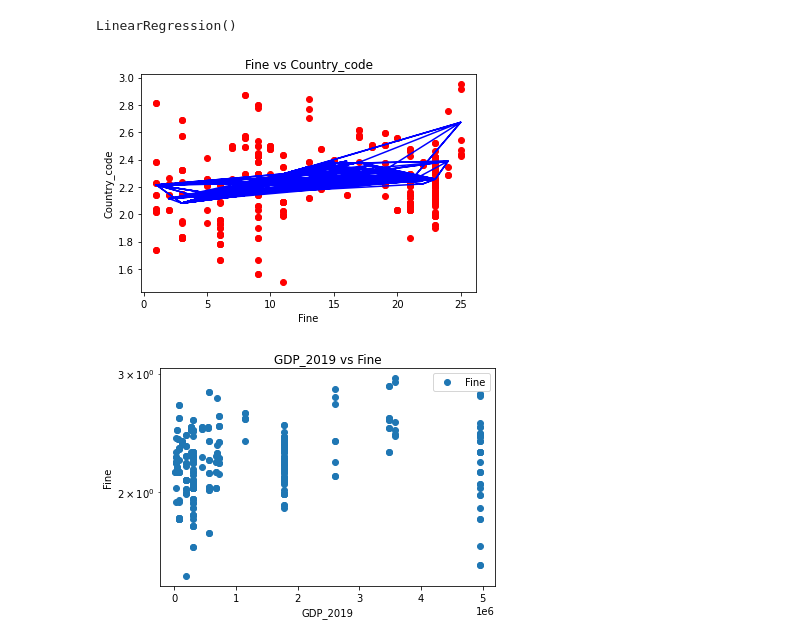
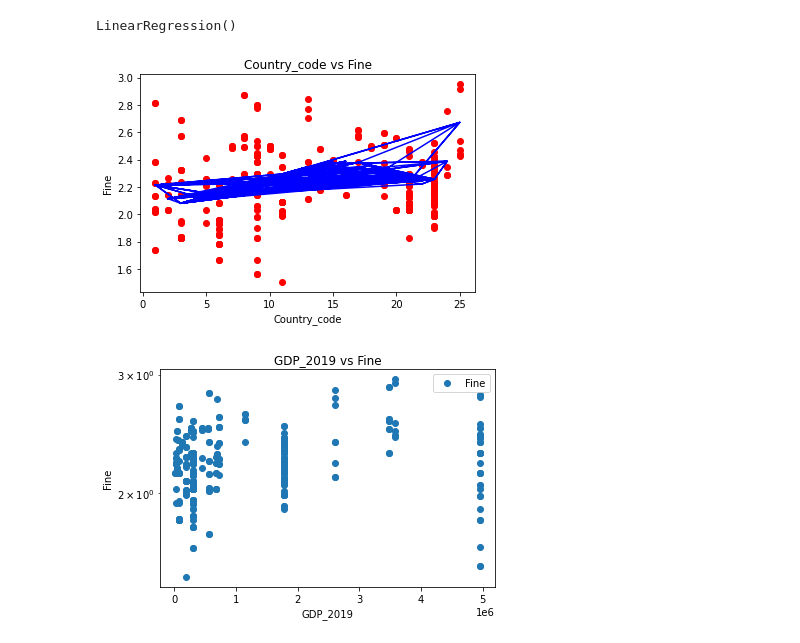
Before and after one commit to AlexBarsen/Data_Science, a Jupyter notebook: regression_gdpr.ipynb, the cells around one changed output. Cells and saved outputs as stored; diff of their text form; code cells hidden in the pictures.

```diff
--- a/regression_gdpr.ipynb
+++ b/regression_gdpr.ipynb
@@ -212,16 +212,16 @@ LinearRegression()
 # %%
 # Visualizing the Polymonial Regression results
 def viz_polymonial():
     plt.scatter(X, y, color='red')
     plt.plot(X, pol_reg.predict(poly_reg.fit_transform(X)), color='blue')
-    plt.title('Fine vs Country_code')
-    plt.xlabel('Fine')
-    plt.ylabel('Country_code')
+    plt.title('Country_code vs Fine')
+    plt.xlabel('Country_code')
+    plt.ylabel('Fine')
     plt.show()
     return
 viz_polymonial()
 # %% [output]
-[figure, old version]
+[figure, new version]
 # %%
 dataset.plot(x='GDP_2019', y='Fine', style='o')
 plt.title('GDP_2019 vs Fine')
```
